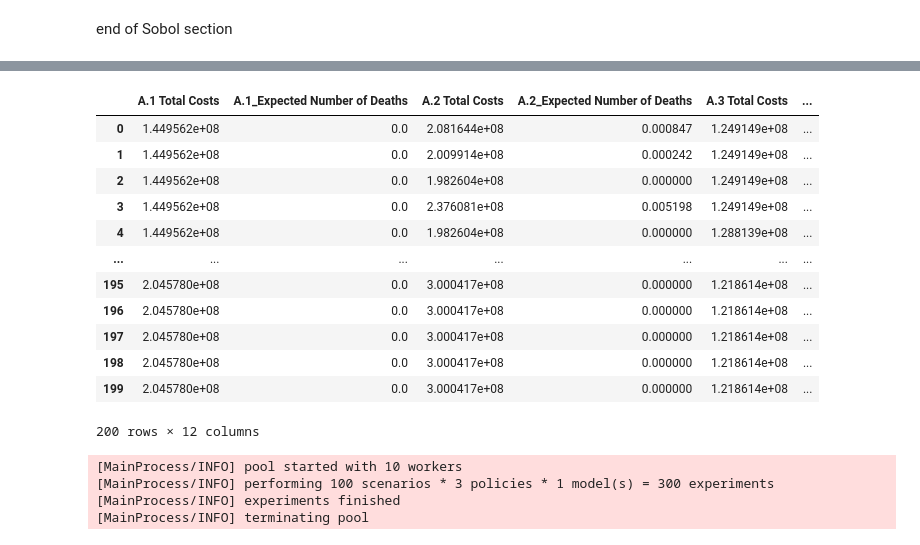
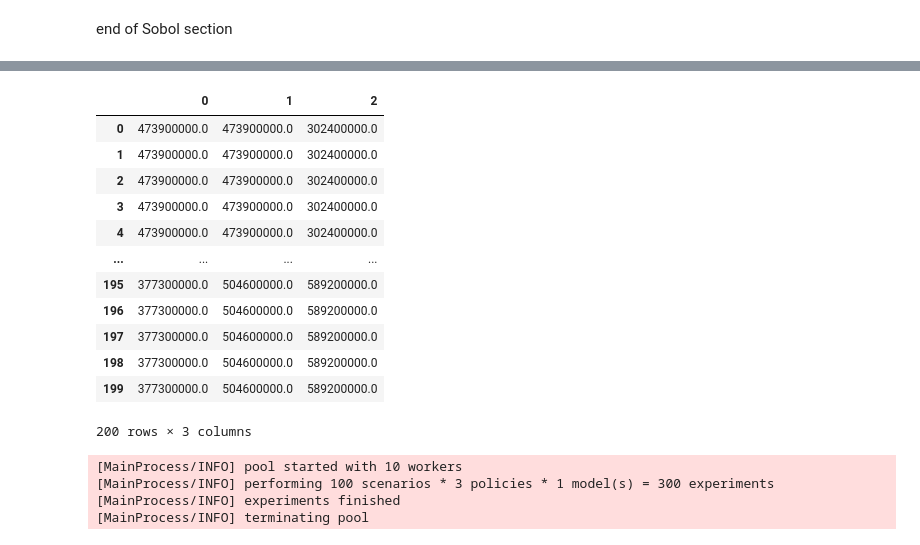
Before and after one commit to BabylonVampyre/MBDM_model_Delata_comission_2024, a Jupyter notebook: final assignment/Problem Formulations.ipynb, the cells around one changed output, grey strips where cells are left out. Drawn from its saved outputs; the diff is of its cells as text; code cells hidden in the pictures.

```diff
--- a/final assignment/Problem Formulations.ipynb
+++ b/final assignment/Problem Formulations.ipynb
@@ -171,20 +188,20 @@ experiments
 # %%
 # only works because we have scalar outcomes
-pd.DataFrame(outcomes)
+pd.DataFrame(outcomes['RfR Total Costs'])
 # %% [output]
-|  | A.1 Total Costs | A.1_Expected Number of Deaths | A.2 Total Costs | A.2_Expected Number of Deaths | A.3 Total Costs | ... |
-| 0 | 1.449562e+08 | 0.0 | 2.081644e+08 | 0.000847 | 1.249149e+08 | ... |
-| 1 | 1.449562e+08 | 0.0 | 2.009914e+08 | 0.000242 | 1.249149e+08 | ... |
-| 2 | 1.449562e+08 | 0.0 | 1.982604e+08 | 0.000000 | 1.249149e+08 | ... |
-| 3 | 1.449562e+08 | 0.0 | 2.376081e+08 | 0.005198 | 1.249149e+08 | ... |
-| 4 | 1.449562e+08 | 0.0 | 1.982604e+08 | 0.000000 | 1.288139e+08 | ... |
-| ... | ... | ... | ... | ... | ... | ... |
-| 195 | 2.045780e+08 | 0.0 | 3.000417e+08 | 0.000000 | 1.218614e+08 | ... |
-| 196 | 2.045780e+08 | 0.0 | 3.000417e+08 | 0.000000 | 1.218614e+08 | ... |
-| 197 | 2.045780e+08 | 0.0 | 3.000417e+08 | 0.000000 | 1.218614e+08 | ... |
-| 198 | 2.045780e+08 | 0.0 | 3.000417e+08 | 0.000000 | 1.218614e+08 | ... |
-| 199 | 2.045780e+08 | 0.0 | 3.000417e+08 | 0.000000 | 1.218614e+08 | ... |
+|  | 0 | 1 | 2 |
+| 0 | 473900000.0 | 473900000.0 | 302400000.0 |
+| 1 | 473900000.0 | 473900000.0 | 302400000.0 |
+| 2 | 473900000.0 | 473900000.0 | 302400000.0 |
+| 3 | 473900000.0 | 473900000.0 | 302400000.0 |
+| 4 | 473900000.0 | 473900000.0 | 302400000.0 |
+| ... | ... | ... | ... |
+| 195 | 377300000.0 | 504600000.0 | 589200000.0 |
+| 196 | 377300000.0 | 504600000.0 | 589200000.0 |
+| 197 | 377300000.0 | 504600000.0 | 589200000.0 |
+| 198 | 377300000.0 | 504600000.0 | 589200000.0 |
+| 199 | 377300000.0 | 504600000.0 | 589200000.0 |
-200 rows × 12 columns
+200 rows × 3 columns
 # %%
 # defining specific policies
 # for example, policy 1 is about extra protection in upper boundary
```
Also changed, not shown: parts of 4 cells of this notebook, 13 other files.
